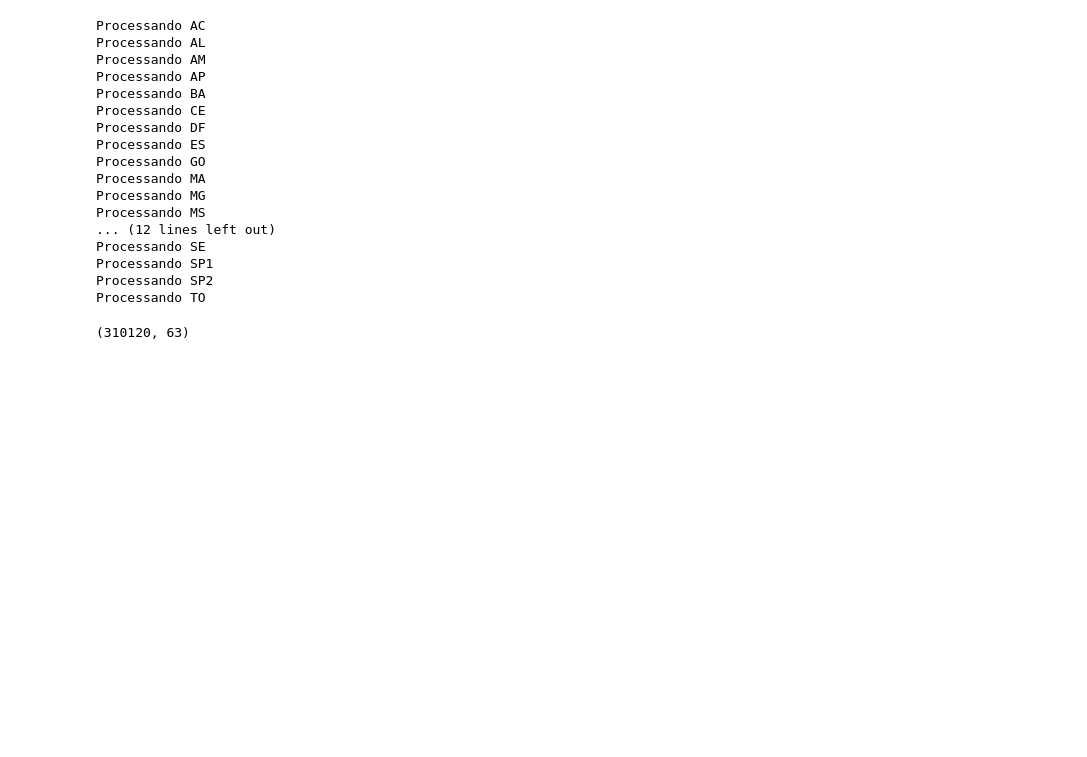
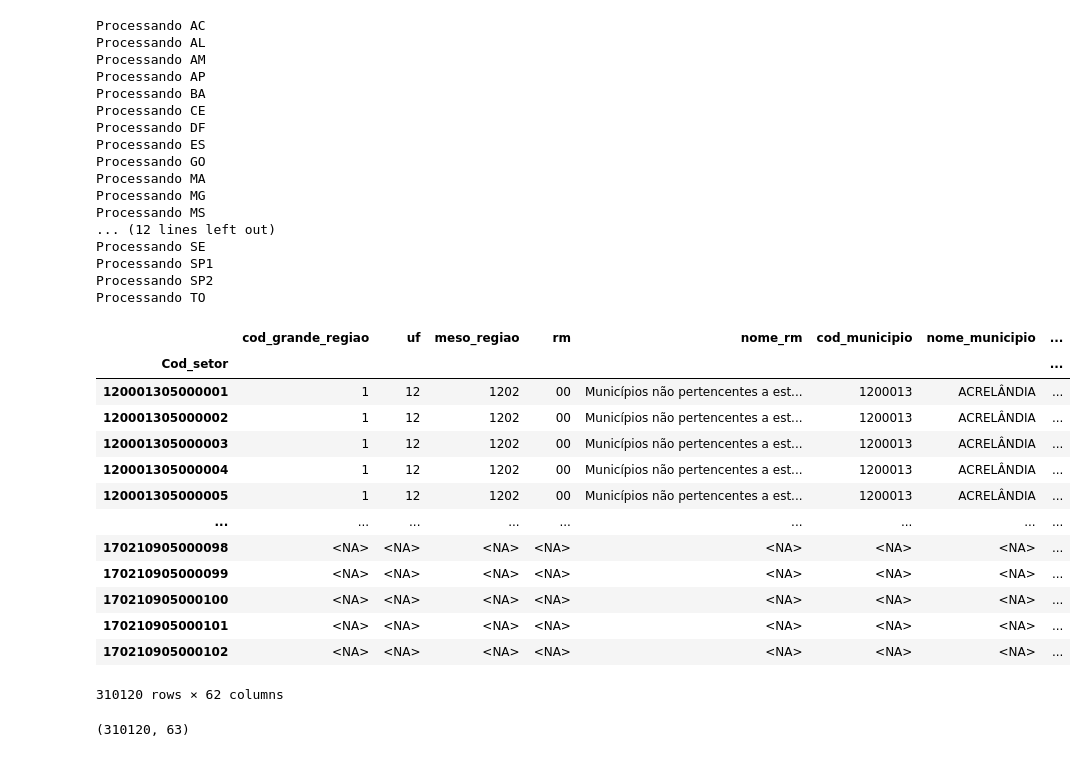
Before and after one commit to cem-usp/assentamentos-precarios-no-brasil-urbano, a Jupyter notebook: 01-preparando-os-dados.ipynb, the cells around one changed output. Drawn from its saved outputs; the diff is of its cells as text; code cells hidden in the pictures; blank space fills up the shorter version.

```diff
--- a/01-preparando-os-dados.ipynb
+++ b/01-preparando-os-dados.ipynb
@@ -201,6 +202,23 @@ Processando SP2
 Processando TO
 # %%
 df = pd.concat(dfs)
+# %%
+df
+# %% [output]
+|  | cod_grande_regiao | uf | meso_regiao | rm | nome_rm | cod_municipio | nome_municipio | ... |
+| Cod_setor |  |  |  |  |  |  |  | ... |
+| 120001305000001 | 1 | 12 | 1202 | 00 | Municípios não pertencentes a est... | 1200013 | ACRELÂNDIA | ... |
+| 120001305000002 | 1 | 12 | 1202 | 00 | Municípios não pertencentes a est... | 1200013 | ACRELÂNDIA | ... |
+| 120001305000003 | 1 | 12 | 1202 | 00 | Municípios não pertencentes a est... | 1200013 | ACRELÂNDIA | ... |
+| 120001305000004 | 1 | 12 | 1202 | 00 | Municípios não pertencentes a est... | 1200013 | ACRELÂNDIA | ... |
+| 120001305000005 | 1 | 12 | 1202 | 00 | Municípios não pertencentes a est... | 1200013 | ACRELÂNDIA | ... |
+| ... | ... | ... | ... | ... | ... | ... | ... | ... |
+| 170210905000098 | <NA> | <NA> | <NA> | <NA> | <NA> | <NA> | <NA> | ... |
+| 170210905000099 | <NA> | <NA> | <NA> | <NA> | <NA> | <NA> | <NA> | ... |
+| 170210905000100 | <NA> | <NA> | <NA> | <NA> | <NA> | <NA> | <NA> | ... |
+| 170210905000101 | <NA> | <NA> | <NA> | <NA> | <NA> | <NA> | <NA> | ... |
+| 170210905000102 | <NA> | <NA> | <NA> | <NA> | <NA> | <NA> | <NA> | ... |
+310120 rows × 62 columns
 # %%
 df_areas = pd.read_csv('resultados/area_dos_setores.zip', dtype={'CD_GEOCODI':'object'})
 # %%
```
Also changed, not shown: parts of 3 cells of this notebook, 8 other files.
